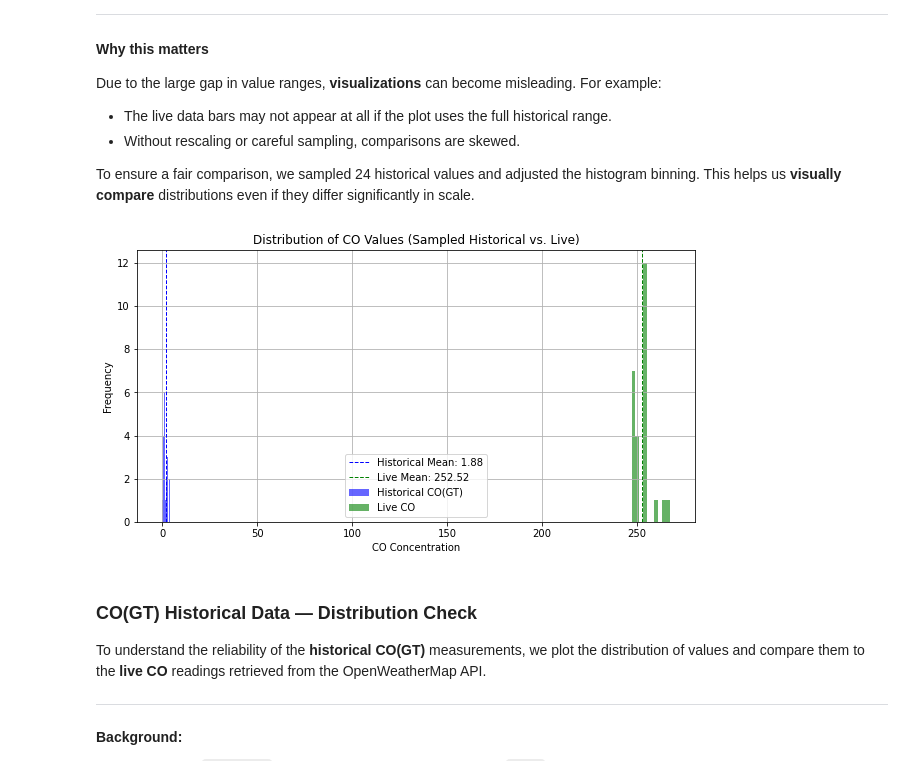
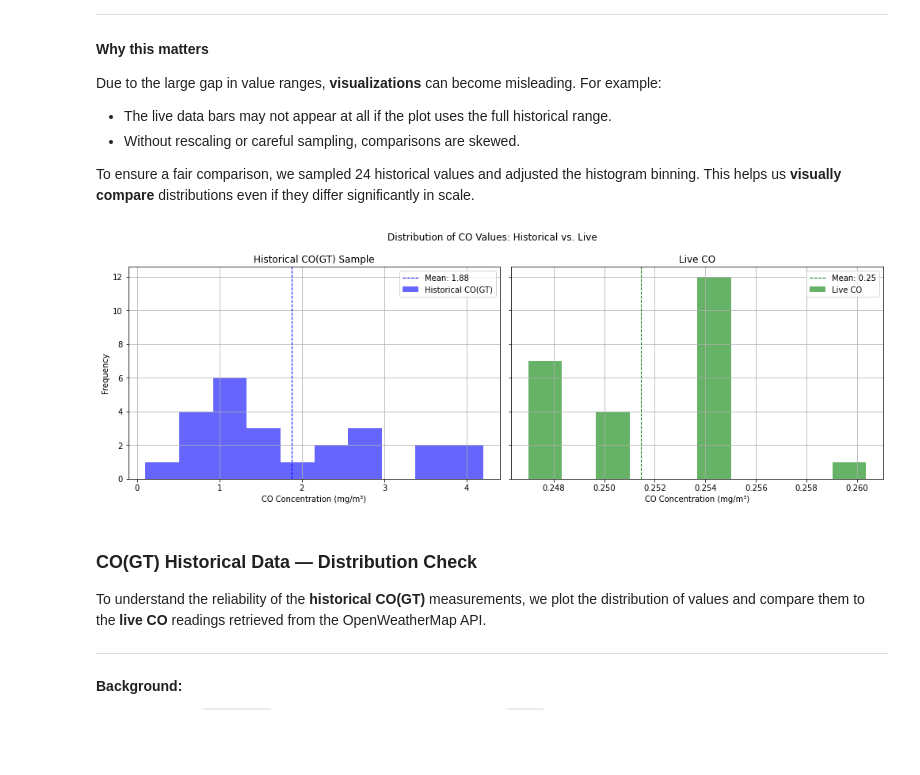
Before and after one commit to TurpalZaka/bdinf-air-quality-project, a Jupyter notebook: notebooks/Air_Quality_Analysis.ipynb, the cells around one changed output. Cells and saved outputs as stored; diff of their text form; code cells hidden in the pictures; blank space fills up the shorter version.

Commit message:
Finaliziation of the project, improved graphs

```diff
--- a/notebooks/Air_Quality_Analysis.ipynb
+++ b/notebooks/Air_Quality_Analysis.ipynb
@@ -237,6 +220,10 @@ df_live_cleaned = pd.concat([df_live_cleaned, components_df], axis=1)
 # Drop unnecessary columns
 df_live_cleaned.drop(columns=["_id", "coord", "list", "main", "components"], inplace=True)
 
+# Convert CO from µg/m³ to mg/m³
+df_live_cleaned['co'] = df_live_cleaned['co'] / 1000
+
+
 # Show cleaned data
 df_live_cleaned.head()
 # %% [output]
@@ -360,25 +347,34 @@ To ensure a fair comparison, we sampled 24 historical values and adjusted the hi
 # %%
 import matplotlib.pyplot as plt
 
 # Sample 24 historical CO(GT) values
 co_hist_sample = co_hist.sample(n=24, random_state=42)
 
-# Plot
-plt.figure(figsize=(10, 5))
-plt.hist(co_hist_sample, bins=10, alpha=0.6, label='Historical CO(GT)', color='blue')
-plt.hist(co_live, bins=10, alpha=0.6, label='Live CO', color='green')
-plt.axvline(co_hist_sample.mean(), color='blue', linestyle='dashed', linewidth=1,
-            label=f'Historical Mean: {co_hist_sample.mean():.2f}')
-plt.axvline(co_live.mean(), color='green', linestyle='dashed', linewidth=1,
-            label=f'Live Mean: {co_live.mean():.2f}')
-plt.legend()
-plt.title('Distribution of CO Values (Sampled Historical vs. Live)')
-plt.xlabel('CO Concentration')
-plt.ylabel('Frequency')
-plt.grid(True)
+# Plot in subplots
+fig, axs = plt.subplots(1, 2, figsize=(14, 5), sharey=True)
+
+# --- Historical CO ---
+axs[0].hist(co_hist_sample, bins=10, alpha=0.6, color='blue', label='Historical CO(GT)')
+axs[0].axvline(co_hist_sample.mean(), color='blue', linestyle='dashed', linewidth=1, label=f"Mean: {co_hist_sample.mean():.2f}")
+axs[0].set_title("Historical CO(GT) Sample")
+axs[0].set_xlabel("CO Concentration (mg/m³)")
+axs[0].set_ylabel("Frequency")
+axs[0].legend()
+axs[0].grid(True)
+
+# --- Live CO ---
+axs[1].hist(co_live, bins=10, alpha=0.6, color='green', label='Live CO')
+axs[1].axvline(co_live.mean(), color='green', linestyle='dashed', linewidth=1, label=f"Mean: {co_live.mean():.2f}")
+axs[1].set_title("Live CO")
+axs[1].set_xlabel("CO Concentration (mg/m³)")
+axs[1].legend()
+axs[1].grid(True)
+
+plt.suptitle("Distribution of CO Values: Historical vs. Live")
+plt.tight_layout()
 plt.show()
 # %% [output]
-[figure, old version]
+[figure, new version]
 # %% [markdown]
 ### CO(GT) Historical Data — Distribution Check
 
```
Also changed, not shown: parts of 9 cells of this notebook, 1 other file.
